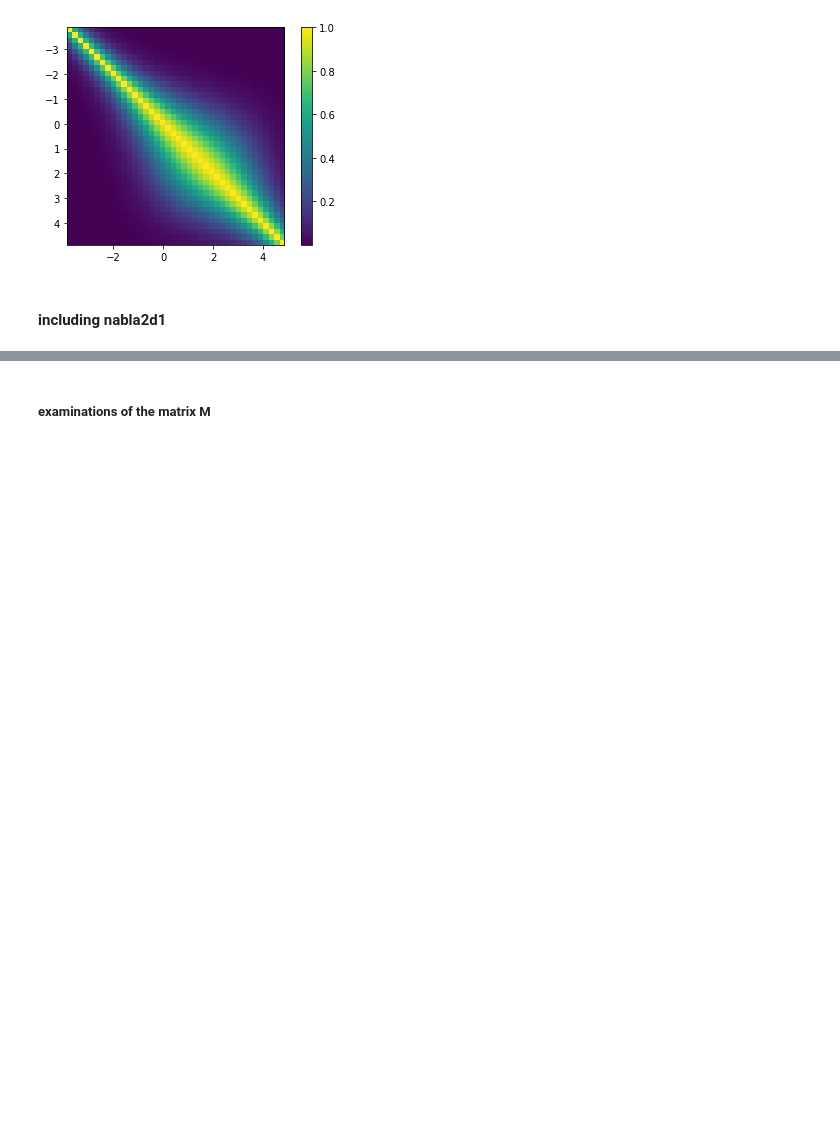
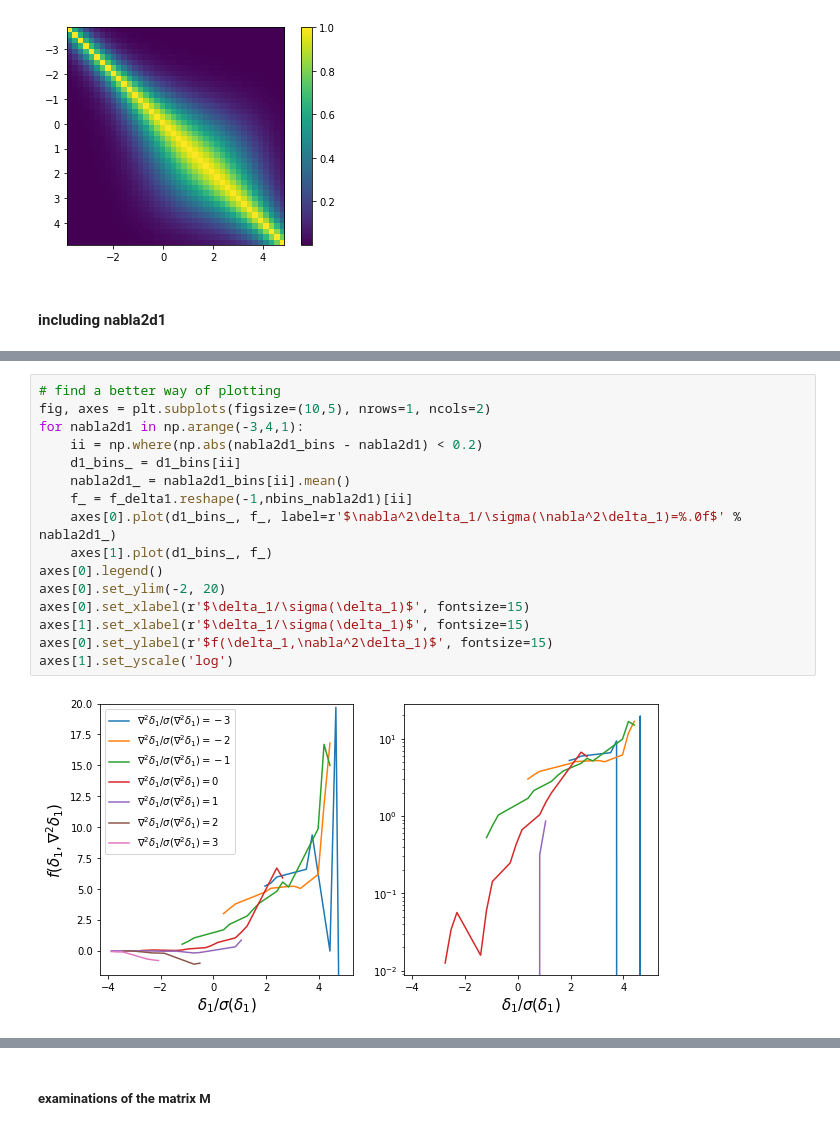
Before and after one commit to xiaohanzai/AbacusLagrangianBias, a Jupyter notebook: AbacusSummit_base_c000_ph006/matrixA/fit_f(delta1,nabla2d1)_z0.5.ipynb, the cells around one changed output, grey strips where cells are left out. Drawn from its saved outputs; the diff is of its cells as text; blank space fills up the shorter version.

```diff
--- a/AbacusSummit_base_c000_ph006/matrixA/fit_f(delta1,nabla2d1)_z0.5.ipynb
+++ b/AbacusSummit_base_c000_ph006/matrixA/fit_f(delta1,nabla2d1)_z0.5.ipynb
@@ -492,0 +364,18 @@ Text(0, 0.5, '$\\nabla^2\\delta_1/\\sigma(\\nabla^2\\delta_1)$')
+# %%
+# find a better way of plotting
+fig, axes = plt.subplots(figsize=(10,5), nrows=1, ncols=2)
+for nabla2d1 in np.arange(-3,4,1):
+    ii = np.where(np.abs(nabla2d1_bins - nabla2d1) < 0.2)
+    d1_bins_ = d1_bins[ii]
+    nabla2d1_ = nabla2d1_bins[ii].mean()
+    f_ = f_delta1.reshape(-1,nbins_nabla2d1)[ii]
+    axes[0].plot(d1_bins_, f_, label=r'$\nabla^2\delta_1/\sigma(\nabla^2\delta_1)=%.0f$' % nabla2d1_)
+    axes[1].plot(d1_bins_, f_)
+axes[0].legend()
+axes[0].set_ylim(-2, 20)
+axes[0].set_xlabel(r'$\delta_1/\sigma(\delta_1)$', fontsize=15)
+axes[1].set_xlabel(r'$\delta_1/\sigma(\delta_1)$', fontsize=15)
+axes[0].set_ylabel(r'$f(\delta_1,\nabla^2\delta_1)$', fontsize=15)
+axes[1].set_yscale('log')
+# %% [output]
+[figure, added]
```
Also changed, not shown: parts of 39 cells of this notebook, 9 other files.
